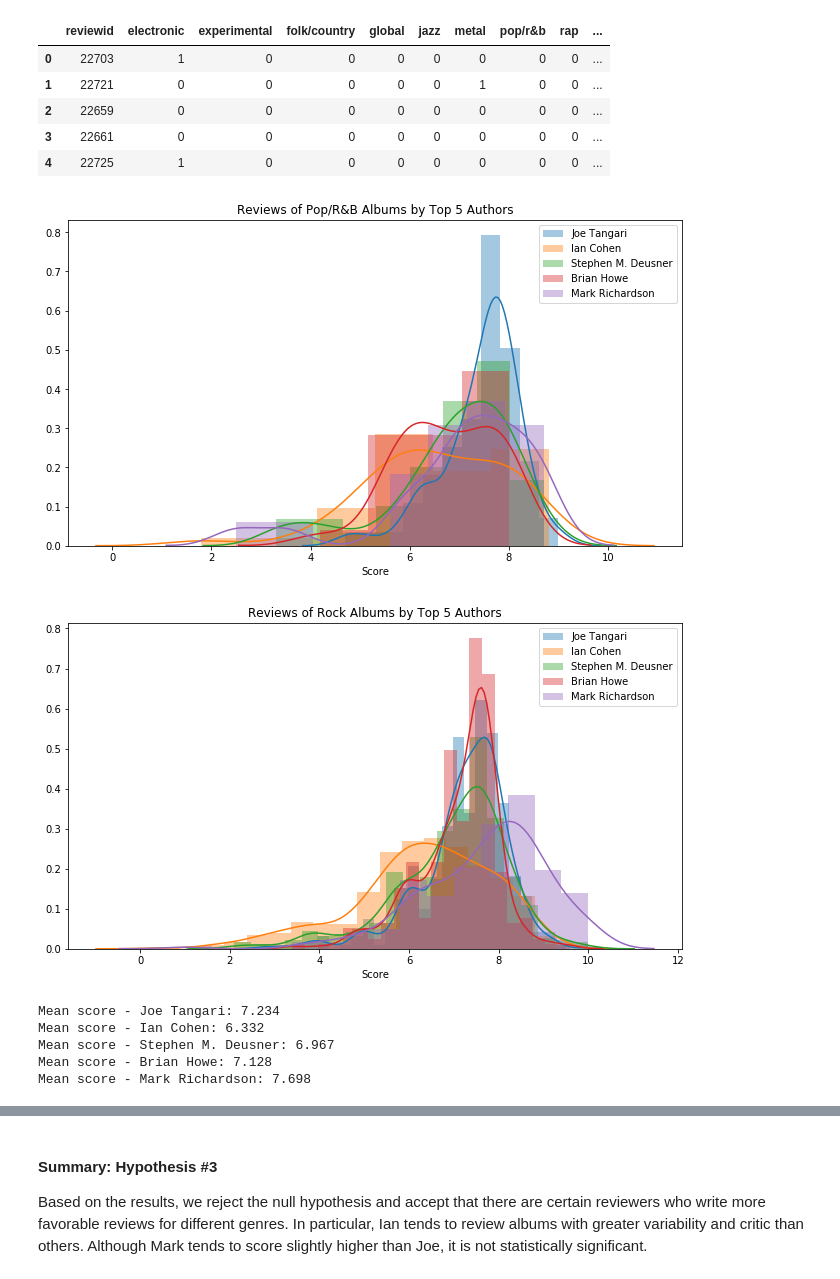
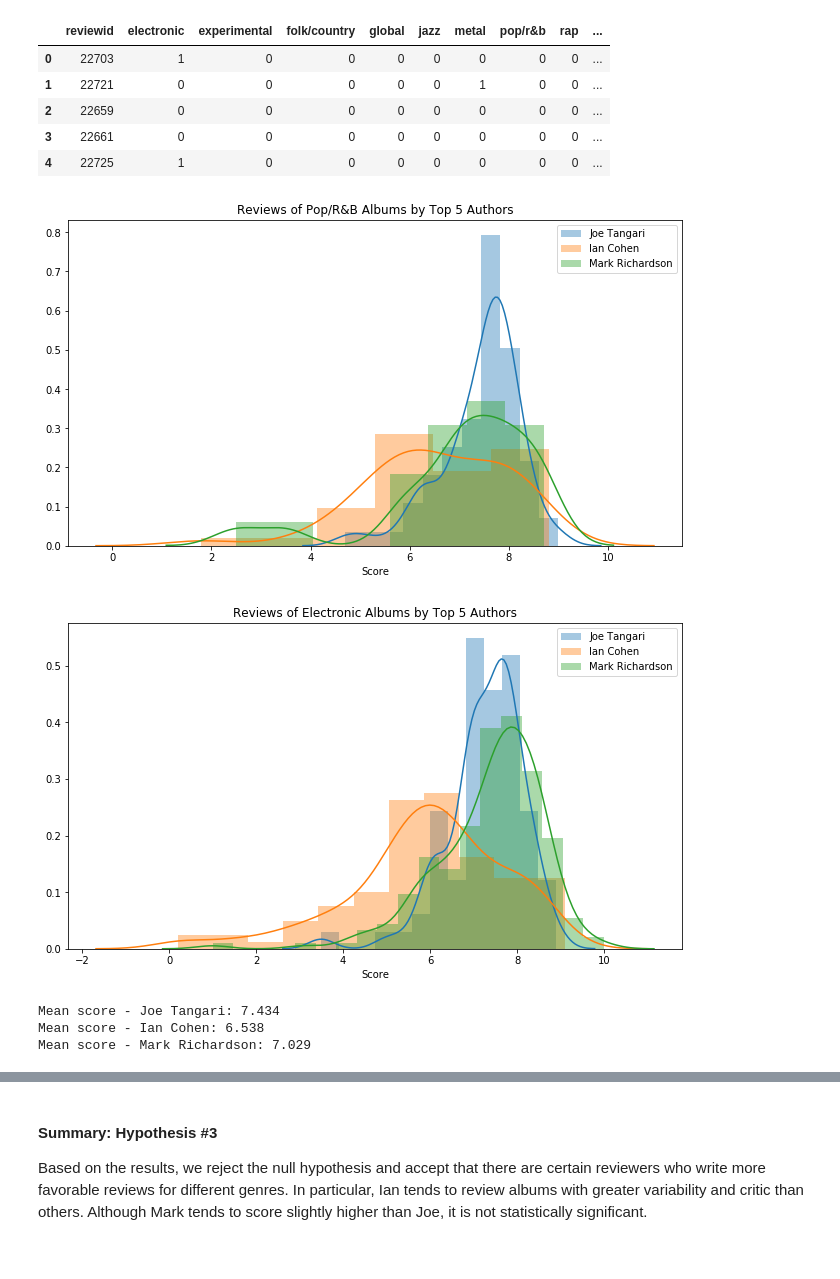
Before and after one commit to jnawjux/pitchfork_review_testing, a Jupyter notebook: Music_Index.ipynb, the cells around one changed output, grey strips where cells are left out. Saved outputs shown, nothing was run; the diff lists cells and outputs as text; code cells hidden in the pictures.

```diff
--- a/Music_Index.ipynb
+++ b/Music_Index.ipynb
@@ -460,7 +460,7 @@ author_reviews_df = reviews_df.copy()
 
 author_dict = reviews_df['author'].value_counts().to_dict()
 author_reviews_df['author_review_count'] = author_reviews_df['author'].apply(lambda x: author_dict[x])
-author_reviews_df['>200_reviews'] = author_reviews_df['author_review_count'].apply(lambda x: 1 if x >199 else 0)
+author_reviews_df['>200_reviews'] = author_reviews_df['author_review_count'].apply(lambda x: 1 if x >100 else 0)
 author_reviews_df.head()
 # %% [output]
 |  | reviewid | title | artist | url | score | best_new_music | author | author_type | pub_date | ... |
@@ -524,5 +534,5 @@ rock_df_mark = rock_df[(rock_df['author'] == 'mark richardson')]
 # %%
-authors = ['joe tangari', 'ian cohen', 'stephen m. deusner', 'brian howe', 'mark richardson']
+authors = ['joe tangari', 'ian cohen', 'mark richardson']
 poprb_df = rg2_df[(rg2_df['pop/r&b'] == 1) & (rg2_df['>200_reviews'] == 1)]
 
 plt.figure(figsize=(11,6))
@@ -533,26 +543,25 @@ plt.xlabel("Score")
 plt.legend()
 plt.show();
 # %% [output]
-[figure, old version]
+[figure, new version]
 # %%
-rock_df = rg2_df[(rg2_df['rock'] == 1) & (rg2_df['>200_reviews'] == 1)]
+authors = ['joe tangari', 'ian cohen', 'mark richardson']
+elecrb_df = rg2_df[(rg2_df['electronic'] == 1) & (rg2_df['>200_reviews'] == 1)]
 
 plt.figure(figsize=(11,6))
 for name in authors:
-    sns.distplot(rock_df.loc[rock_df['author'] == name, 'score'], label=name.title(), hist=True, kde=True)
-plt.title("Reviews of Rock Albums by Top 5 Authors")
+    sns.distplot(elecrb_df.loc[elecrb_df['author'] == name, 'score'], label=name.title(), hist=True, kde=True)
+plt.title("Reviews of Electronic Albums by Top 5 Authors")
 plt.xlabel("Score")
 plt.legend()
 plt.show();
 # %% [output]
-[figure, old version]
+[figure, new version]
 # %%
-authors = ['joe tangari', 'ian cohen', 'stephen m. deusner', 'brian howe', 'mark richardson']
+authors = ['joe tangari', 'ian cohen', 'mark richardson']
 for name in authors:
-    print(f"Mean score - {name.title()}: {round(rock_df.loc[rock_df['author'] == name, 'score'].mean(), 3)}")
+    print(f"Mean score - {name.title()}: {round(pop_df.loc[pop_df['author'] == name, 'score'].mean(), 3)}")
 # %% [output]
-Mean score - Joe Tangari: 7.234
-Mean score - Ian Cohen: 6.332
-Mean score - Stephen M. Deusner: 6.967
-Mean score - Brian Howe: 7.128
-Mean score - Mark Richardson: 7.698
+Mean score - Joe Tangari: 7.434
+Mean score - Ian Cohen: 6.538
+Mean score - Mark Richardson: 7.029
```
Also changed, not shown: parts of 28 cells of this notebook.
